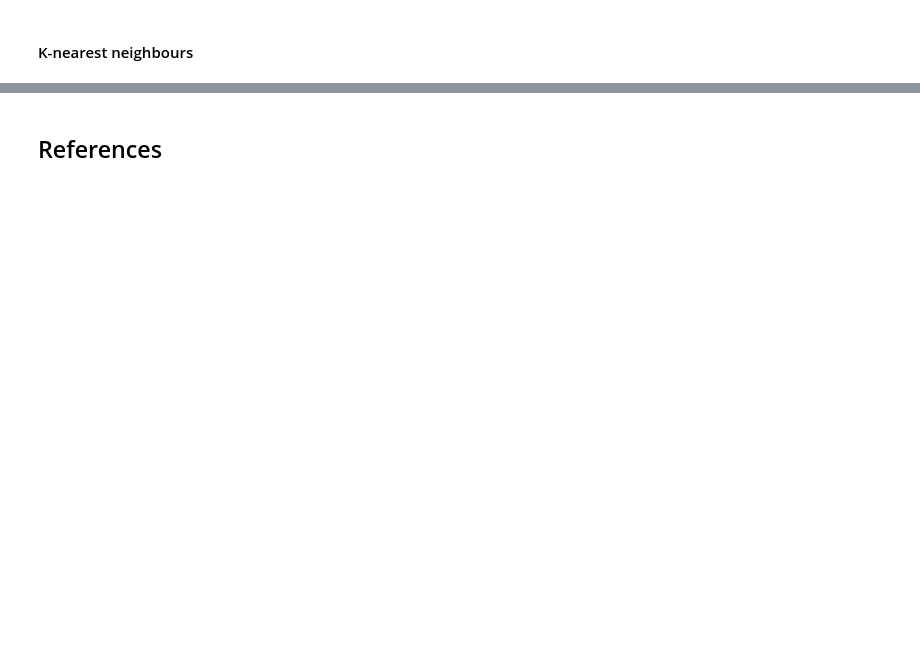
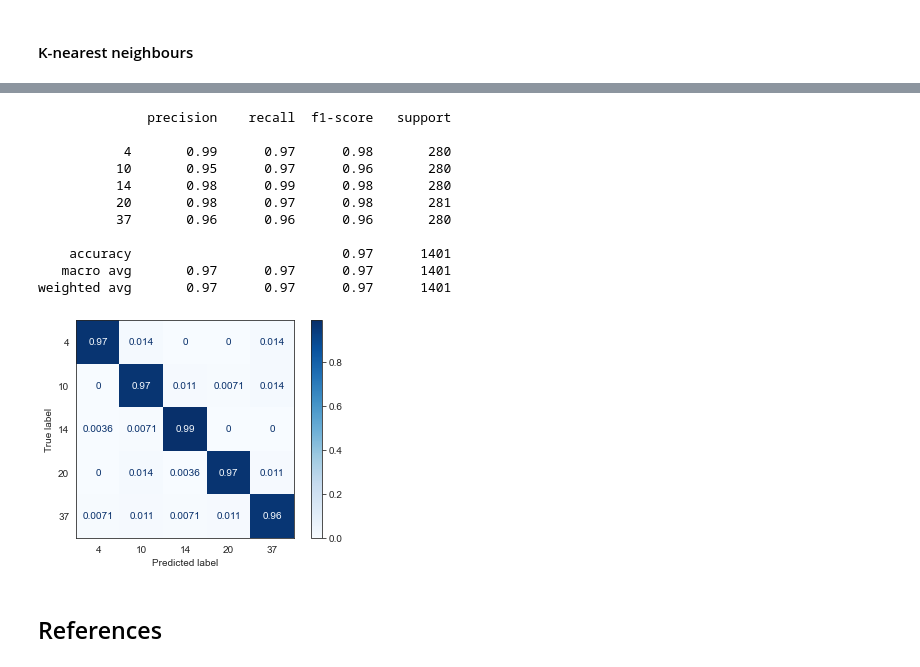
Before and after one commit to lucasresck/machine-learning, a Jupyter notebook: notebooks/a2_assignment.ipynb, the cells around one changed output, grey strips where cells are left out. Saved outputs shown, nothing was run; the diff lists cells and outputs as text; code cells hidden in the pictures; blank space fills up the shorter version.

```diff
--- a/notebooks/a2_assignment.ipynb
+++ b/notebooks/a2_assignment.ipynb
@@ -509,0 +540,26 @@ weighted avg       0.93      0.93      0.93      1401
+# %%
+%%time
+
+svm = GridSearchCV(
+    SVC(
+        verbose=True,
+        random_state=random_state
+    ),
+    param_grid=[
+        {
+            'kernel': ['rbf'],
+            'gamma': [1e-3, 1e-4],
+            'C': [1, 10, 100, 1000]
+        },
+        {
+            'kernel': ['linear'],
+            'C': [1, 10, 100, 1000]
+        }
+    ],
+    n_jobs=-1,
+    cv=stk,
+    verbose=3
+)
+
+svm.fit(X_train_scaled, y_train)
+svm.best_params_
@@ -510,2 +571,17 @@ weighted avg       0.93      0.93      0.93      1401
+# %%
+evaluate(svm, X_test_scaled, y_test)
+# %% [output]
+              precision    recall  f1-score   support
+
+           4       0.99      0.97      0.98       280
+          10       0.95      0.97      0.96       280
+          14       0.98      0.99      0.98       280
+          20       0.98      0.97      0.98       281
+          37       0.96      0.96      0.96       280
+
+    accuracy                           0.97      1401
+   macro avg       0.97      0.97      0.97      1401
+weighted avg       0.97      0.97      0.97      1401
+[figure, added]
 # %% [markdown]
 ## References
```
Also changed, not shown: parts of 29 cells of this notebook.
